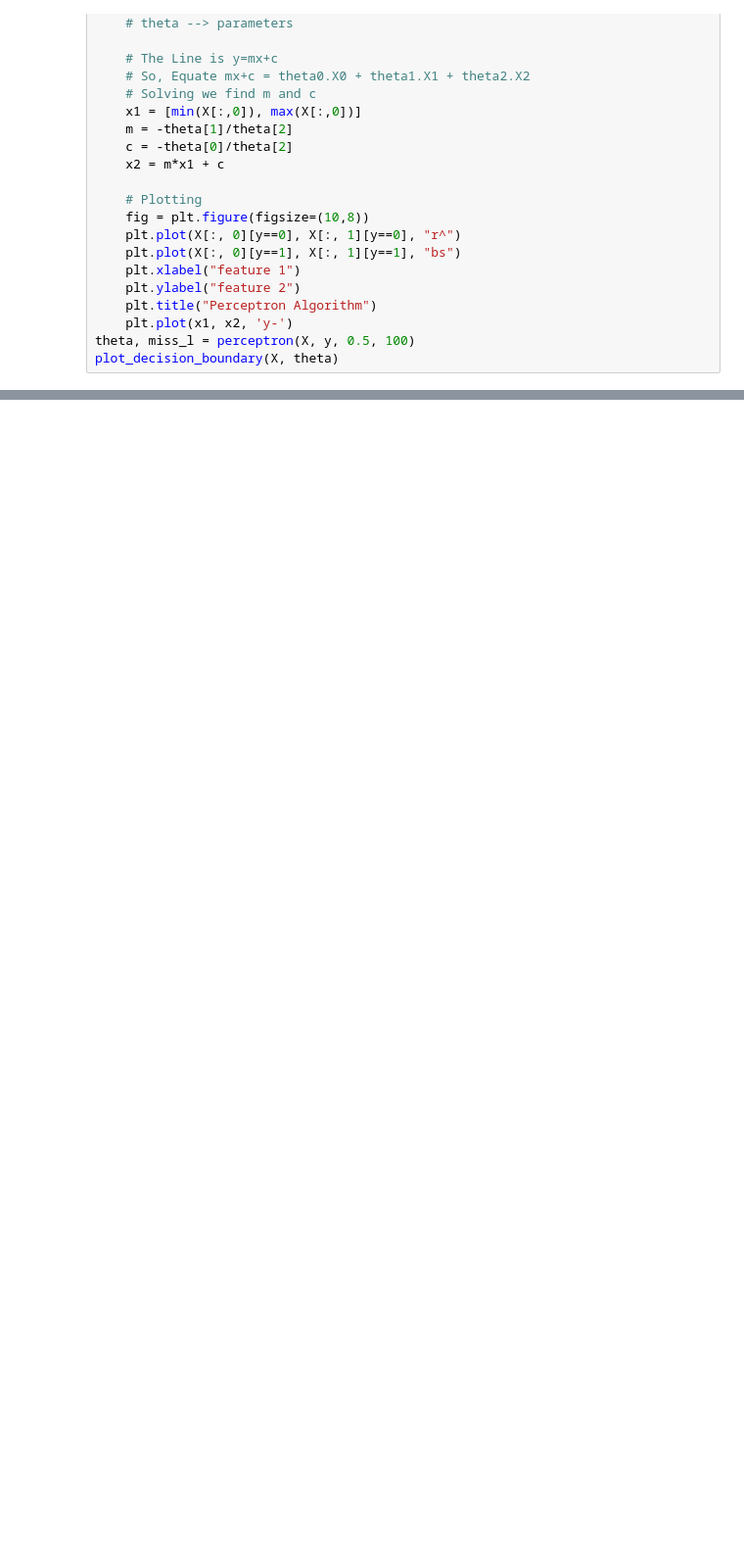
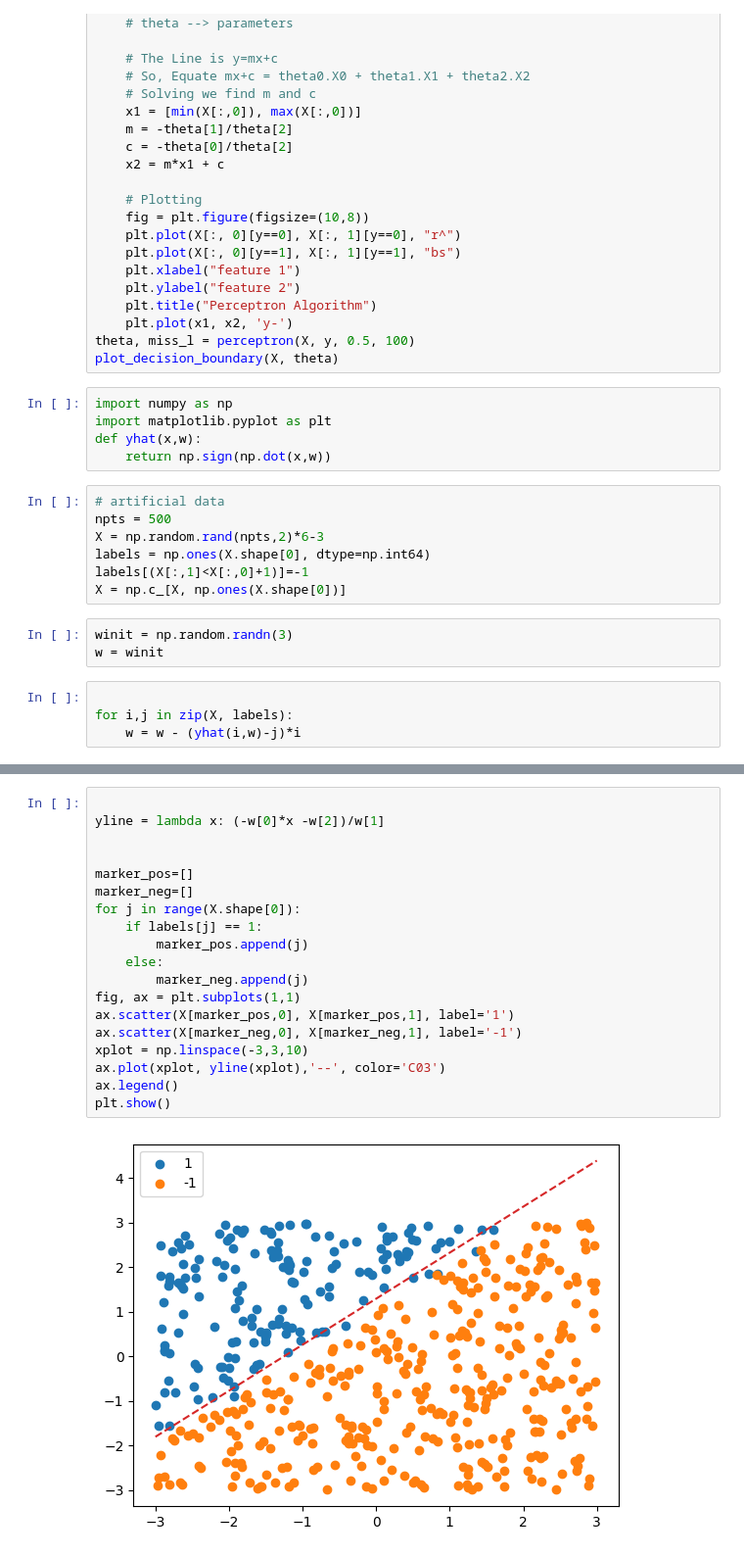
Before and after one commit to ManuelSanchezUribe/IMT3850, a Jupyter notebook: Jupyternotebooks2024/Semana2/AlgebraLineal2.ipynb, the cells around one changed output, grey strips where cells are left out. Shown at 98% size. Drawn from its saved outputs; the diff is of its cells as text; blank space fills up the shorter version.

```diff
--- a/Jupyternotebooks2024/Semana2/AlgebraLineal2.ipynb
+++ b/Jupyternotebooks2024/Semana2/AlgebraLineal2.ipynb
@@ -862,3 +862,22 @@ def plot_decision_boundary(X, theta):
     plt.plot(x1, x2, 'y-')
 theta, miss_l = perceptron(X, y, 0.5, 100)
 plot_decision_boundary(X, theta)
+# %%
+import numpy as np
+import matplotlib.pyplot as plt
+def yhat(x,w):
+    return np.sign(np.dot(x,w))
+# %%
+# artificial data
+npts = 500
+X = np.random.rand(npts,2)*6-3
+labels = np.ones(X.shape[0], dtype=np.int64)
+labels[(X[:,1]<X[:,0]+1)]=-1
+X = np.c_[X, np.ones(X.shape[0])]
+# %%
+winit = np.random.randn(3)
+w = winit
+# %%
+
+for i,j in zip(X, labels):
+    w = w - (yhat(i,w)-j)*i
@@ -864,0 +889,21 @@ plot_decision_boundary(X, theta)
+# %%
+
+yline = lambda x: (-w[0]*x -w[2])/w[1]
+
+
+marker_pos=[]
+marker_neg=[]
+for j in range(X.shape[0]):
+    if labels[j] == 1:
+        marker_pos.append(j)
+    else:
+        marker_neg.append(j)
+fig, ax = plt.subplots(1,1)
+ax.scatter(X[marker_pos,0], X[marker_pos,1], label='1')
+ax.scatter(X[marker_neg,0], X[marker_neg,1], label='-1')
+xplot = np.linspace(-3,3,10)
+ax.plot(xplot, yline(xplot),'--', color='C03')
+ax.legend()
+plt.show()
+# %% [output]
+[figure, added]
```
Also changed, not shown: parts of 1 cell of this notebook, 35 other files.
